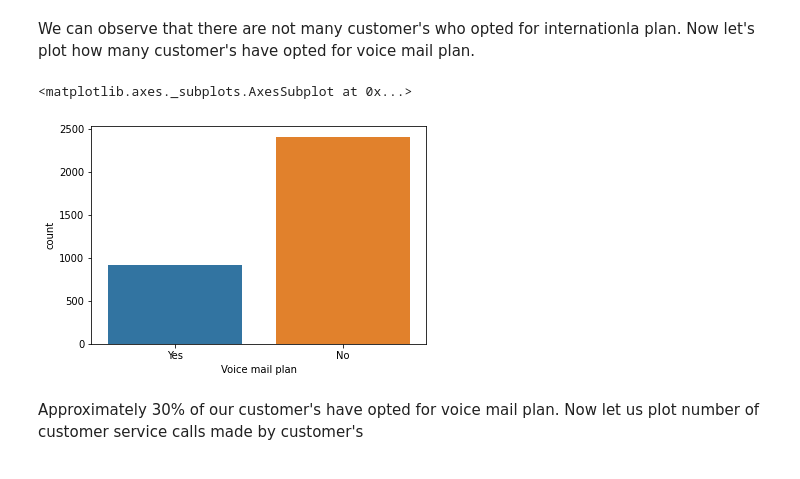
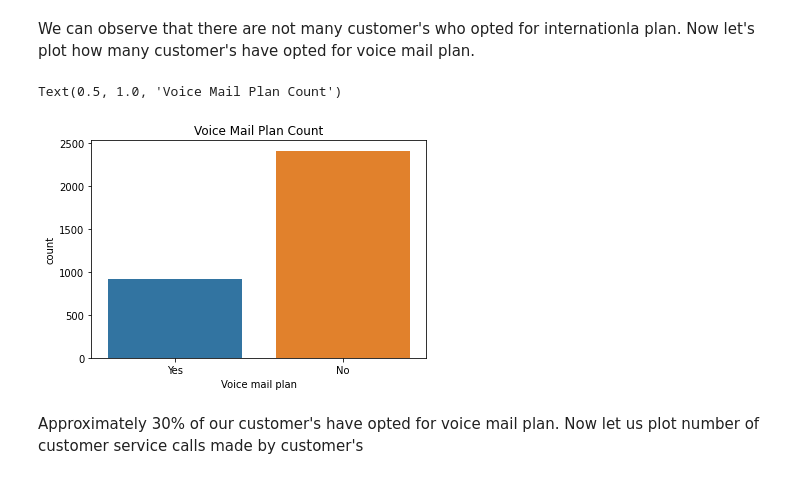
Before and after one commit to DT22179/Telecom-Churn-Analysis, a Jupyter notebook: Telecom_Churn_Analysis_Capstone_Project.ipynb, the cells around one changed output. Drawn from its saved outputs; the diff is of its cells as text; code cells hidden in the pictures.

```diff
--- a/Telecom_Churn_Analysis_Capstone_Project.ipynb
+++ b/Telecom_Churn_Analysis_Capstone_Project.ipynb
@@ -189,9 +229,10 @@ sns.countplot(data = tele_df, x = 'International plan')
 We can observe that there are not many customer's who opted for internationla plan. Now let's plot how many customer's have opted for voice mail plan.
 # %%
 sns.countplot(data = tele_df, x = 'Voice mail plan')
+plt.title('Voice Mail Plan Count')
 # %% [output]
-<matplotlib.axes._subplots.AxesSubplot at 0x...>
+Text(0.5, 1.0, 'Voice Mail Plan Count')
-[figure, old version]
+[figure, new version]
 # %% [markdown]
 Approximately 30% of our customer's have opted for voice mail plan. Now let us plot number of customer service calls made by customer's
 # %%
```
Also changed, not shown: parts of 34 cells of this notebook.
